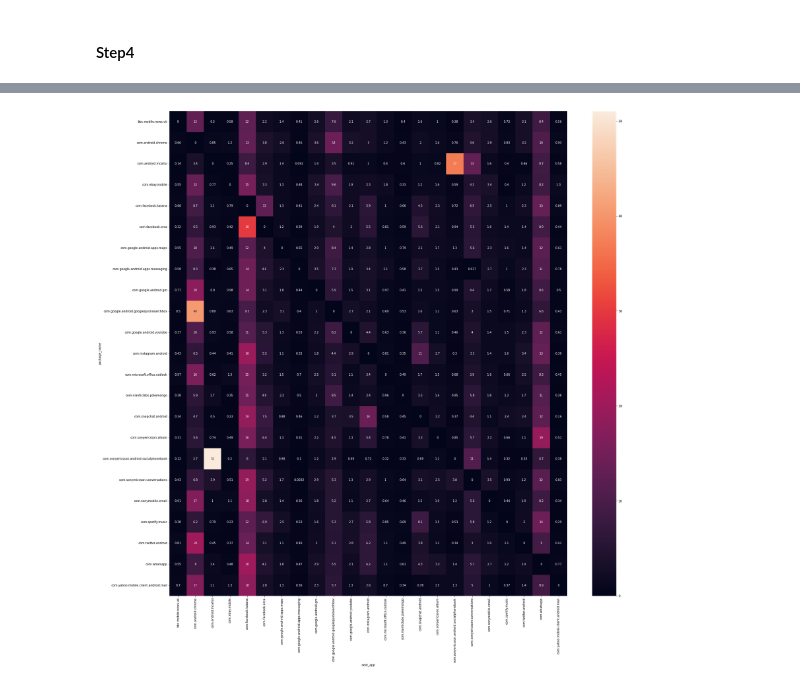
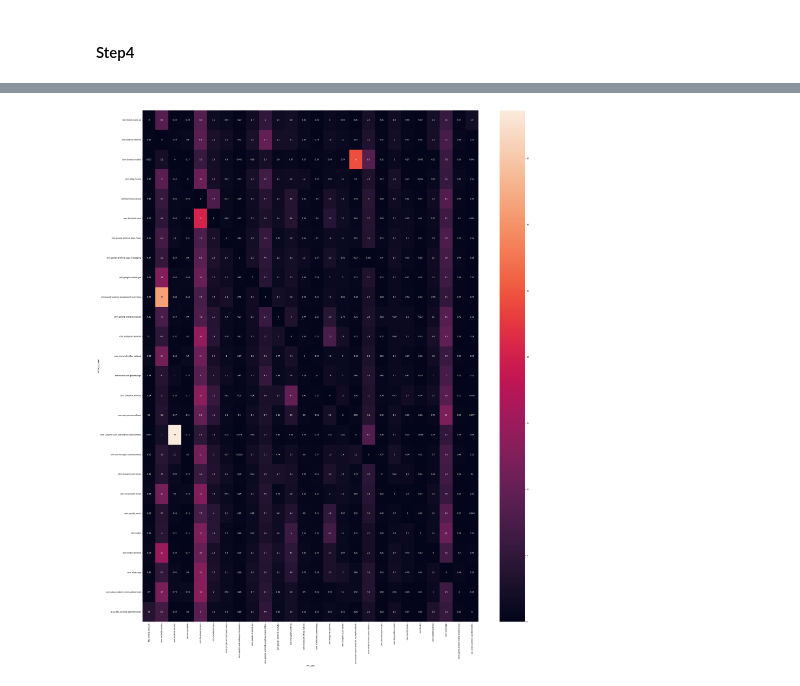
Before and after one commit to ClaraAndersen/motifs_and_competition_in_app_usage, a Jupyter notebook: removing_apps_based_on_coverage1.ipynb, the cells around one changed output, grey strips where cells are left out. Cells and saved outputs as stored; diff of their text form; code cells hidden in the pictures.

Commit message:
fix the matrix error

```diff
--- a/removing_apps_based_on_coverage1.ipynb
+++ b/removing_apps_based_on_coverage1.ipynb
@@ -357,7 +343,7 @@ frequent_patterns
 # %%
 df_frequent_patterns_count = data[data.package_name.apply(lambda l : l in frequent_patterns)].groupby('package_name')\
                             .agg({'session':'size'})\
-                            .rename(columns={'session':'count'})
+                            .rename(columns={'session':'app_count'})
 # %%
 df_frequent_patterns_count_merge = data_merge[data_merge.package_name.apply(lambda l : l in frequent_patterns)].groupby('package_name')\
                             .agg({'session':'size'})\
@@ -468,5 +457,5 @@ df_next_apps_sum_merge
 df_numerator = df_next_apps_count[df_next_apps_count.index.get_level_values('next_app').isin(frequent_patterns)].reset_index()
 df_numerator_merge = df_next_apps_count_merge[df_next_apps_count_merge.index.get_level_values('next_app').isin(frequent_patterns)].reset_index()
 # %%
-df_transiction = df_numerator.merge(df_next_apps_sum, on='package_name')
-df_transiction_merge = df_numerator_merge.merge(df_next_apps_sum_merge, on='package_name')
+df_transiction = df_numerator.merge(df_frequent_patterns_count, on='package_name')
+df_transiction_merge = df_numerator_merge.merge(df_frequent_patterns_count_merge, on='package_name')
@@ -473,9 +494,9 @@ df_transiction_merge = df_numerator_merge.merge(df_next_apps_sum_merge, on='pack
 # %%
-df_transiction['probability'] = df_transiction.next_count_x/df_transiction.next_count_y*100
-df_transiction_merge['probability'] = df_transiction_merge.next_count_x/df_transiction_merge.next_count_y*100
+df_transiction['probability'] = df_transiction.next_count/df_transiction.app_count*100
+df_transiction_merge['probability'] = df_transiction_merge.next_count/df_transiction_merge.app_count*100
 # %%
-df_transiction.drop(['next_count_x', 'next_count_y'], axis=1, inplace=True)
-df_transiction_merge.drop(['next_count_x', 'next_count_y'], axis=1, inplace=True)
+df_transiction.drop(['next_count', 'app_count'], axis=1, inplace=True)
+df_transiction_merge.drop(['next_count', 'app_count'], axis=1, inplace=True)
 # %%
 Transaction_matrix = df_transiction.set_index(['package_name','next_app']).stack().unstack(level=1).droplevel(1)
 Transaction_matrix_merge = df_transiction_merge.set_index(['package_name','next_app']).stack().unstack(level=1).droplevel(1)
@@ -487,9 +528,9 @@ Transaction_matrix
 # %%
-fig, ax = plt.subplots(figsize=(30,30))
+fig, ax = plt.subplots(figsize=(40,50))
 ax = sns.heatmap(Transaction_matrix, annot=True)
-#ax.set_title('Transaction matrix of 23 frequent apps from 70% apps coverage in whole dataset ')
+#ax.set_title('Transaction matrix of 23 frequent apps from 80% apps coverage in whole dataset ')
 # %% [output]
-[figure, old version]
+[figure, new version]
 # %%
 fig1, ax1 = plt.subplots(figsize=(30,30))
 ax1 = sns.heatmap(Transaction_matrix_merge, annot=True)
```
Also changed, not shown: parts of 16 cells of this notebook.
